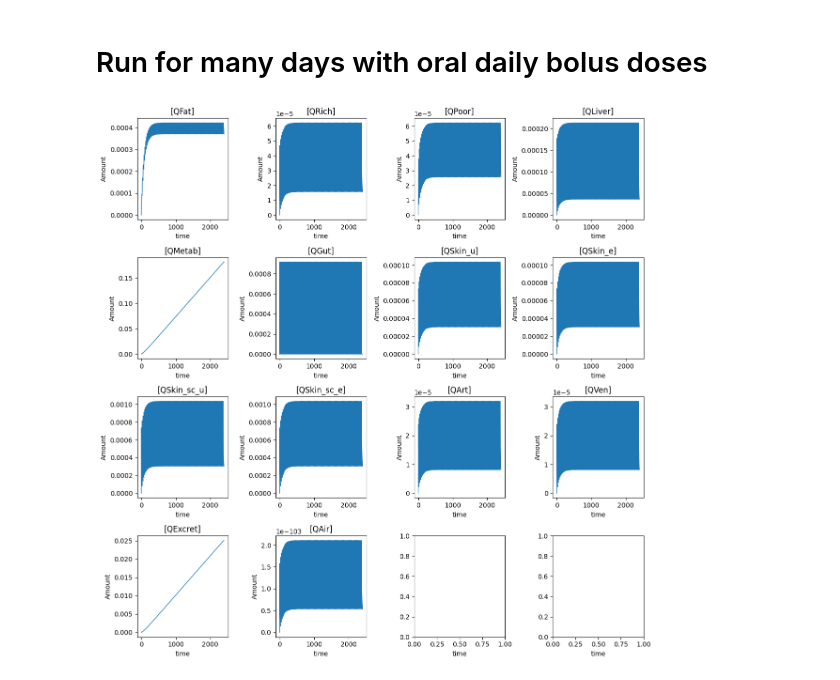
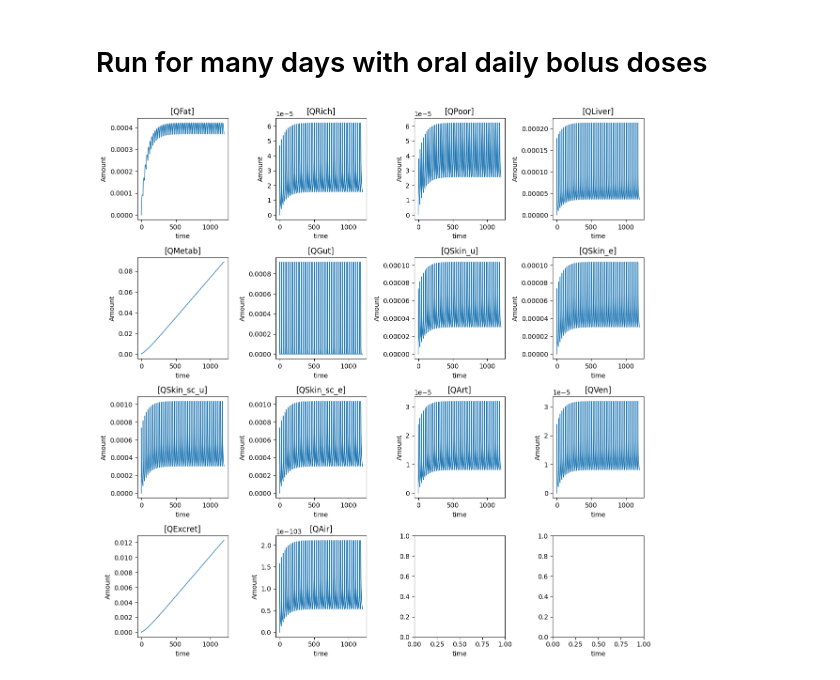
Before and after one commit to rivm-syso/euromix-to-sbml, a Jupyter notebook: notebooks/run_sbml_model.ipynb, the cells around one changed output. Drawn from its saved outputs; the diff is of its cells as text; code cells hidden in the pictures.

```diff
--- a/notebooks/run_sbml_model.ipynb
+++ b/notebooks/run_sbml_model.ipynb
@@ -246,7 +245,7 @@ plotSimulationResults(results, rr_model.timeCourseSelections)
 # %%
 # Set daily dose (mg/kw/bw day) and number of simulated days
 daily_dose = 0.02
-number_of_days = 100
+number_of_days = 50
 
 # Load the PBPK model from the SBML file
 rr_model = rr.RoadRunner(sbml_file)
@@ -257,31 +256,31 @@ rr_model.setConstant(oral_input, False)
 rr_model.setBoundary(oral_input, False)
 
 # Remove all events
 for event_id in rr_model.model.getEventIds():
     rr_model.removeEvent(event_id)
 
 # Load parametrisation
 loadParametrisation(rr_model, param_file, param_instance_id)
 
 # Compute dose amount in mmol from daily dose
 dose = daily_dose * rr_model['BM'] / molar_mass
 
 # Define a list of time/dose tuples
 time_dose_list = generateDoseEventsPattern(dose, 0, 24, 24 * number_of_days)
 
 # Create an event for each of the time-dose tuples
 for i in range(0, len(time_dose_list)):
     dose_event = time_dose_list[i]
     eid = f"oral_dose_event_{i}"
     rr_model.addEvent(eid, False, f"time > {dose_event[0]}", False)
     rr_model.addEventAssignment(eid, oral_input, f"{oral_input} + {dose_event[1]}", False)
 rr_model.regenerateModel(True, True)
 
 # Simulate the PBPK model
 resolution = 1
 results = rr_model.simulate(start=0, end=number_of_days*24, points=24 * number_of_days * resolution + 1)
 
 # Plot the results
 plotSimulationResults(results, rr_model.timeCourseSelections, 4)
 # %% [output]
-[figure, old version]
+[figure, new version]
```
Also changed, not shown: parts of 1 cell of this notebook.
